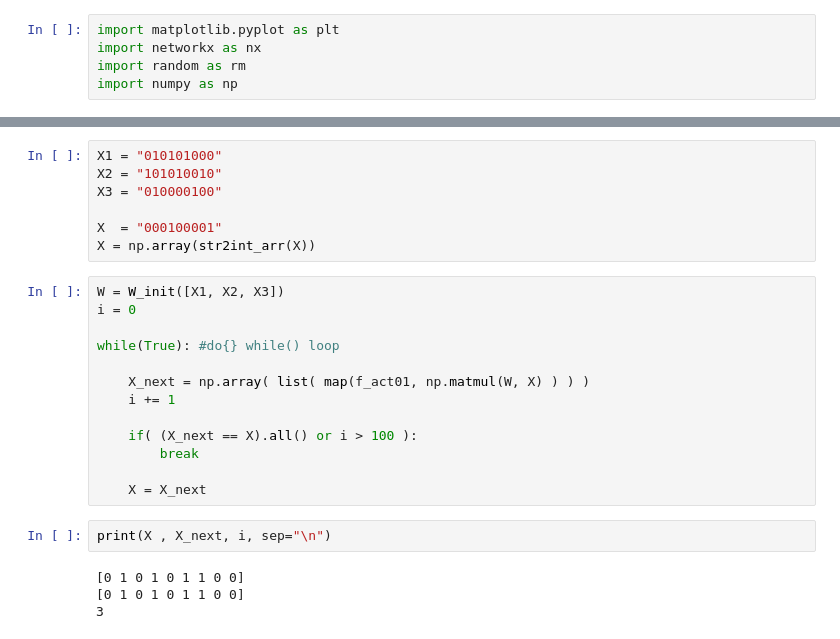
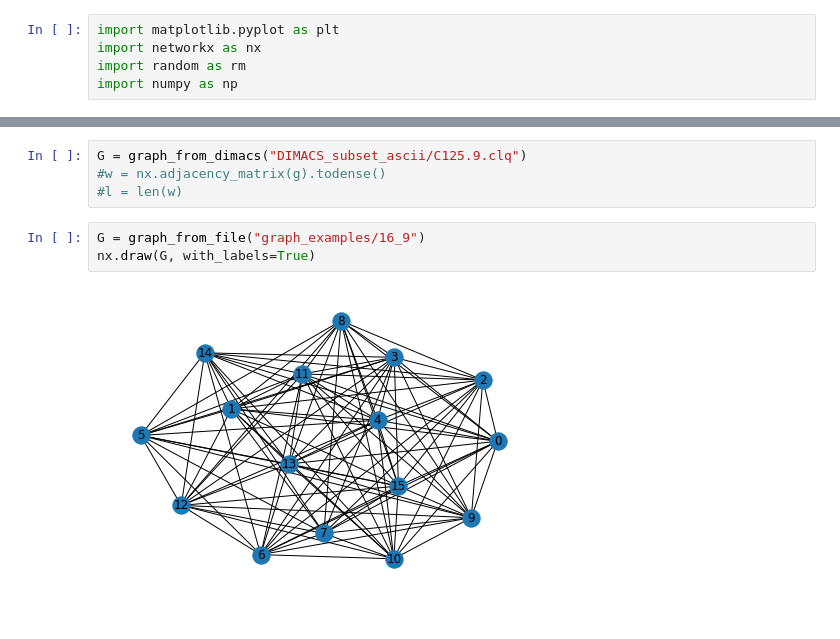
Before and after one commit to LevBugrov/graph_algoritms, a Jupyter notebook: hopfield.ipynb, the cells around one changed output, grey strips where cells are left out. Cells and saved outputs as stored; diff of their text form.

Commit message:
graph examples

```diff
--- a/hopfield.ipynb
+++ b/hopfield.ipynb
@@ -53,26 +66,9 @@ def W_init(images):
-# %%
-X1 = "010101000"
-X2 = "101010010"
-X3 = "010000100"
-
-X  = "000100001"
-X = np.array(str2int_arr(X))
-# %%
-W = W_init([X1, X2, X3])
-i = 0
-
-while(True): #do{} while() loop
-
-    X_next = np.array( list( map(f_act01, np.matmul(W, X) ) ) )
-    i += 1
-
-    if( (X_next == X).all() or i > 100 ):
-        break
-
-    X = X_next
-# %%
-print(X , X_next, i, sep="\n")
-# %% [output]
-[0 1 0 1 0 1 1 0 0]
-[0 1 0 1 0 1 1 0 0]
-3
+# %%
+G = graph_from_dimacs("DIMACS_subset_ascii/C125.9.clq")
+#w = nx.adjacency_matrix(g).todense()
+#l = len(w)
+# %%
+G = graph_from_file("graph_examples/16_9")
+nx.draw(G, with_labels=True)
+# %% [output]
+[figure, added]
```
Also changed, not shown: parts of 7 cells of this notebook, 13 other files.
